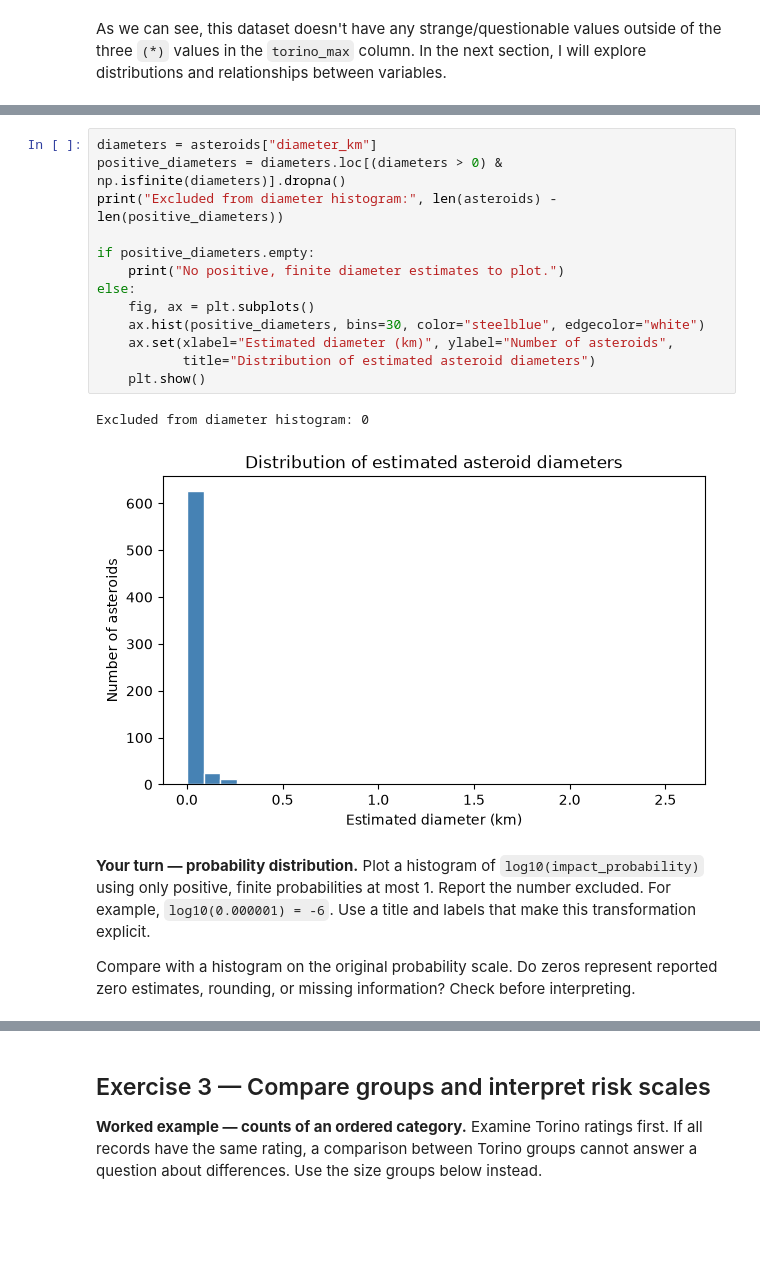
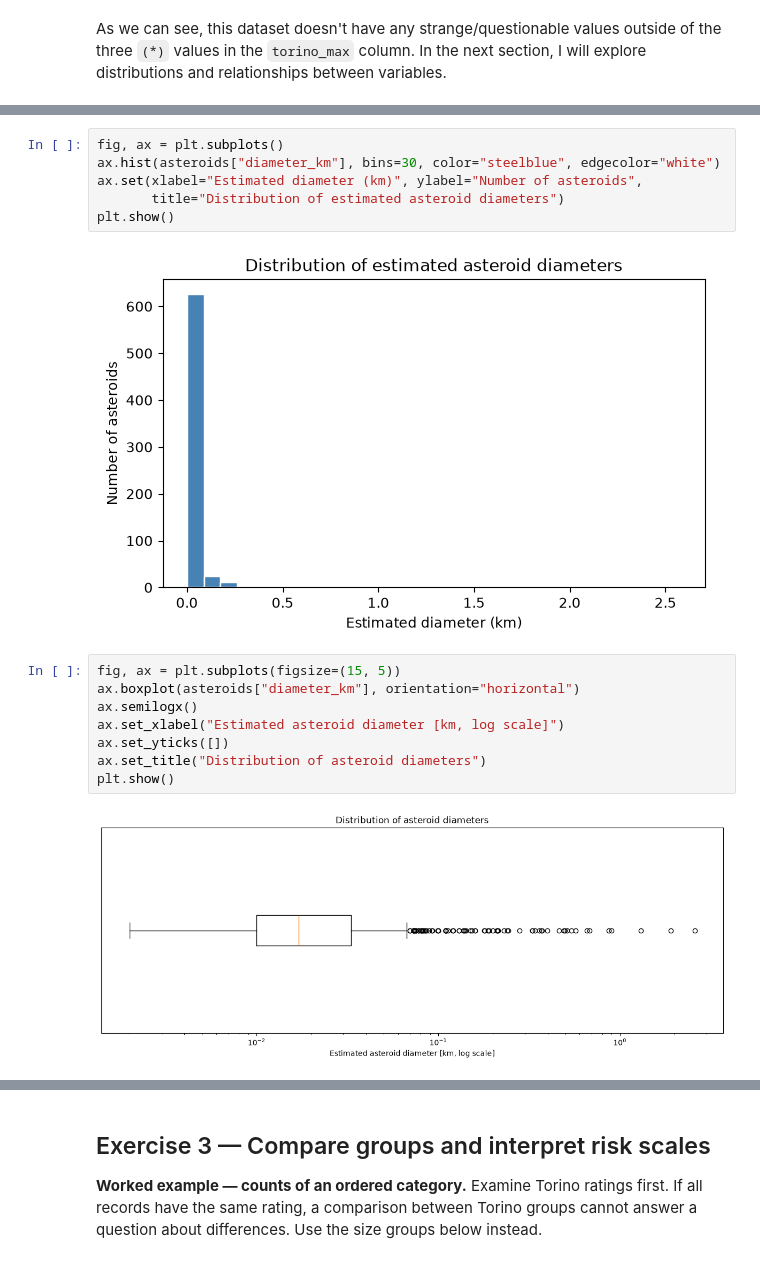
Before and after one commit to mwojtyna/uj, a Jupyter notebook: data-science/2_data_exploration_advanced/2_Asteroid_Impacts_DataExploration.ipynb, the cells around one changed output, grey strips where cells are left out. Cells and saved outputs as stored; diff of their text form; blank space fills up the shorter version.

Commit message:
feat(ds/zad2): finished distribution and relationships

```diff
--- a/data-science/2_data_exploration_advanced/2_Asteroid_Impacts_DataExploration.ipynb
+++ b/data-science/2_data_exploration_advanced/2_Asteroid_Impacts_DataExploration.ipynb
@@ -220,24 +216,18 @@ size estimate and report how many are excluded from this plot.
 # %%
-diameters = asteroids["diameter_km"]
-positive_diameters = diameters.loc[(diameters > 0) & np.isfinite(diameters)].dropna()
-print("Excluded from diameter histogram:", len(asteroids) - len(positive_diameters))
-
-if positive_diameters.empty:
-    print("No positive, finite diameter estimates to plot.")
-else:
-    fig, ax = plt.subplots()
-    ax.hist(positive_diameters, bins=30, color="steelblue", edgecolor="white")
-    ax.set(xlabel="Estimated diameter (km)", ylabel="Number of asteroids",
-           title="Distribution of estimated asteroid diameters")
-    plt.show()
+fig, ax = plt.subplots()
+ax.hist(asteroids["diameter_km"], bins=30, color="steelblue", edgecolor="white")
+ax.set(xlabel="Estimated diameter (km)", ylabel="Number of asteroids",
+       title="Distribution of estimated asteroid diameters")
+plt.show()
 # %% [output]
-Excluded from diameter histogram: 0
 [figure]
-# %% [markdown]
-**Your turn — probability distribution.** Plot a histogram of
-`log10(impact_probability)` using only positive, finite probabilities at most 1.
-Report the number excluded. For example, `log10(0.000001) = -6`.
-Use a title and labels that make this transformation explicit.
-
-Compare with a histogram on the original probability scale. Do zeros represent
-reported zero estimates, rounding, or missing information? Check before interpreting.
+# %%
+fig, ax = plt.subplots(figsize=(15, 5))
+ax.boxplot(asteroids["diameter_km"], orientation="horizontal")
+ax.semilogx()
+ax.set_xlabel("Estimated asteroid diameter [km, log scale]")
+ax.set_yticks([])
+ax.set_title("Distribution of asteroid diameters")
+plt.show()
+# %% [output]
+[figure, added]
```
Also changed, not shown: parts of 13 cells of this notebook.
